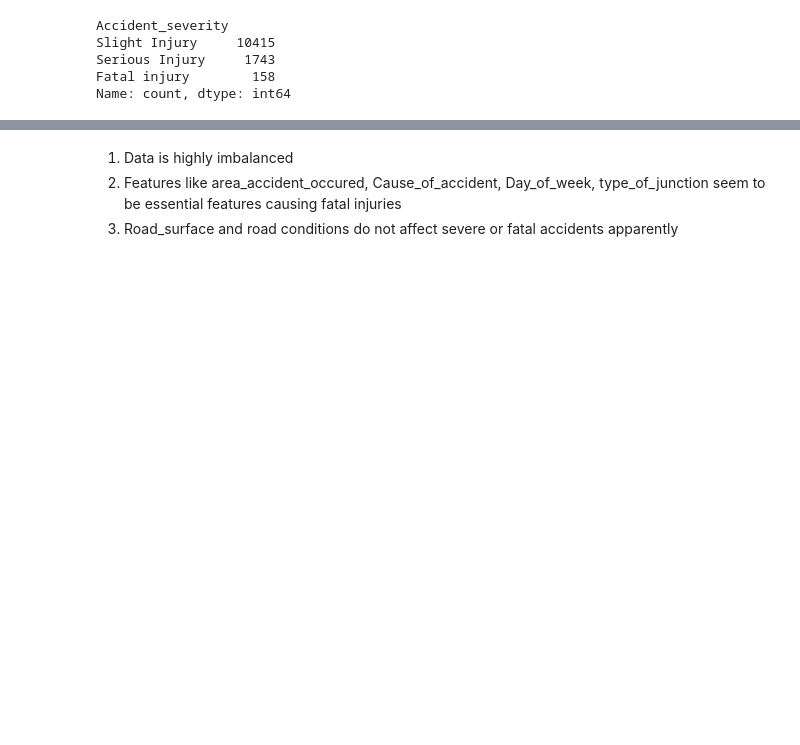
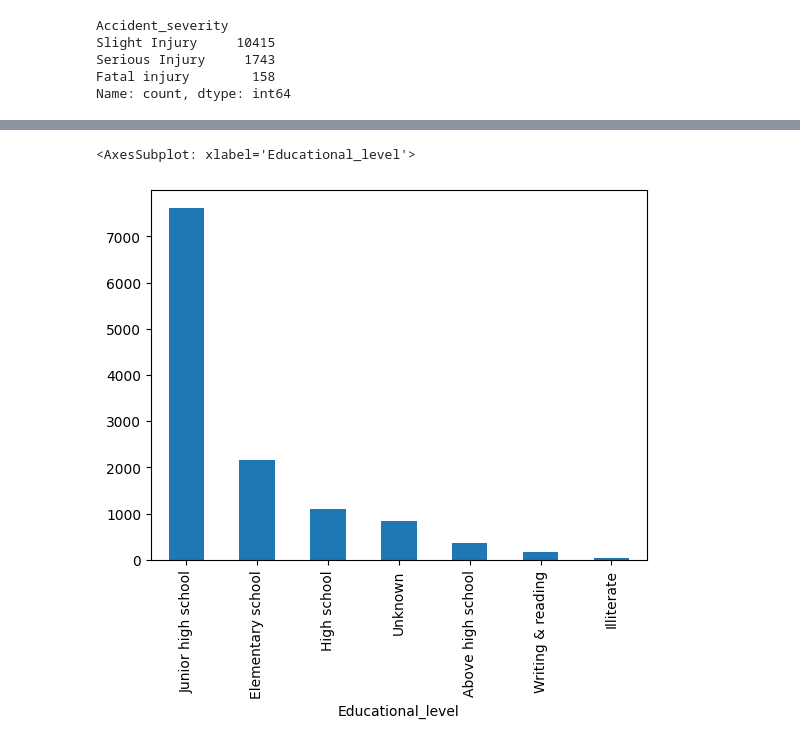
Before and after one commit to dinu-js/RTA-accident-severity-prediction, a Jupyter notebook: main.ipynb, the cells around one changed output, grey strips where cells are left out. Saved outputs shown, nothing was run; the diff lists cells and outputs as text; code cells hidden in the pictures; blank space fills up the shorter version.

Commit message:
eda on data and chi2 analysis

```diff
--- a/main.ipynb
+++ b/main.ipynb
@@ -220,4 +189,5 @@ Showing only top 10 of 29 categorical features
-# %% [markdown]
-1) Data is highly imbalanced
-2) Features like area_accident_occured, Cause_of_accident, Day_of_week, type_of_junction seem to be essential features causing fatal injuries
-3) Road_surface and road conditions do not affect severe or fatal accidents apparently
+# %%
+dataframe['Educational_level'].value_counts().plot(kind='bar')
+# %% [output]
+<AxesSubplot: xlabel='Educational_level'>
+[figure, added]
```
Also changed, not shown: parts of 21 cells of this notebook, 2 other files.
